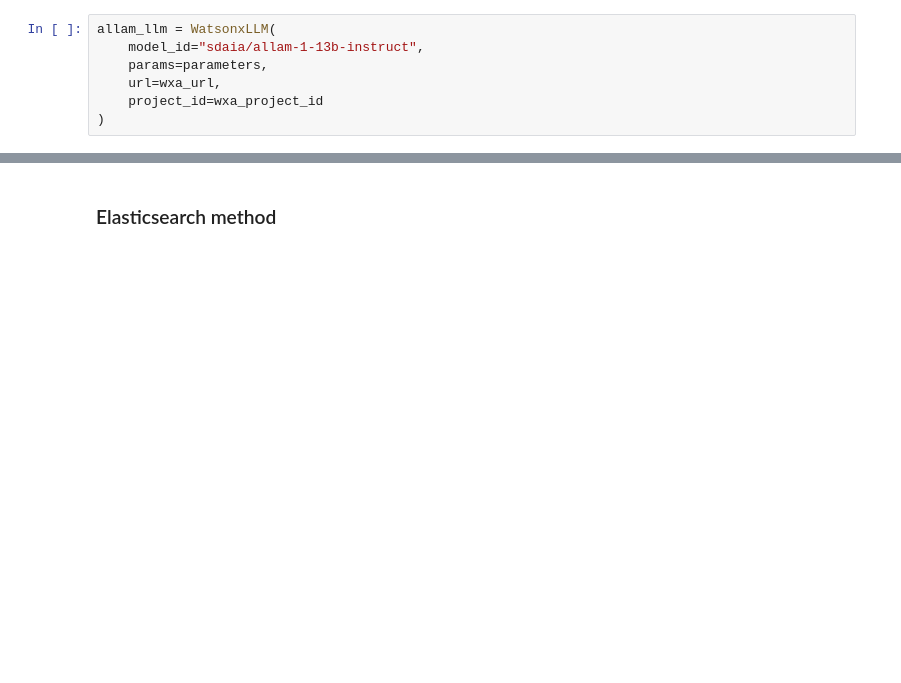
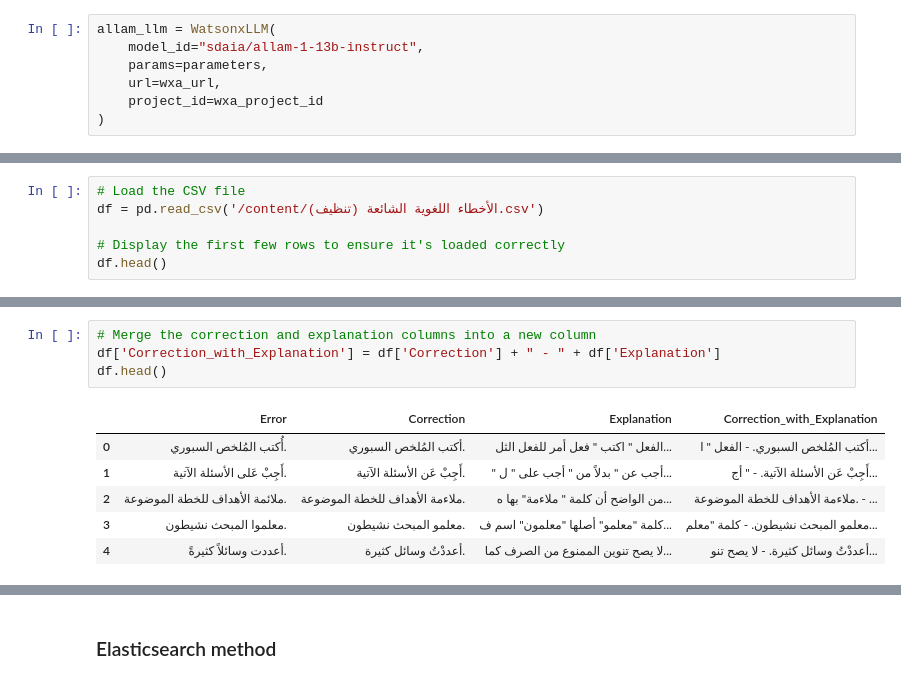
Before and after one commit to NadAAaHH/Arabic-Error-Checker, a Jupyter notebook: Allam_rag.ipynb, the cells around one changed output, grey strips where cells are left out. Cells and saved outputs as stored; diff of their text form; blank space fills up the shorter version.

```diff
--- a/Allam_rag.ipynb
+++ b/Allam_rag.ipynb
@@ -208,0 +320,6 @@ Explanation: في الجملة الأصلية "قام المعلمين برسم
+# %%
+# Load the CSV file
+df = pd.read_csv('/content/الأخطاء اللغوية الشائعة (تنظيف).csv')
+
+# Display the first few rows to ensure it's loaded correctly
+df.head()
@@ -208,0 +333,11 @@ Explanation: في الجملة الأصلية "قام المعلمين برسم
+# %%
+# Merge the correction and explanation columns into a new column
+df['Correction_with_Explanation'] = df['Correction'] + " - " + df['Explanation']
+df.head()
+# %% [output]
+|  | Error | Correction | Explanation | Correction_with_Explanation |
+| 0 | أُكتب المُلخص السبوري. | أكتب المُلخص السبوري. | الفعل " اكتب " فعل أمر للفعل الثل... | أكتب المُلخص السبوري. - الفعل " ا... |
+| 1 | أَجِبْ عَلى الأسئلة الآتية. | أَجِبْ عَن الأسئلة الآتية. | " أجب عن " بدلاً من " أجب على " ل... | أَجِبْ عَن الأسئلة الآتية. - " أج... |
+| 2 | ملائمة الأهداف للخطة الموضوعة. | ملاءمة الأهداف للخطة الموضوعة. | من الواضح أن كلمة " ملاءمة" بها ه... | ملاءمة الأهداف للخطة الموضوعة. - ... |
+| 3 | معلموا المبحث نشيطون. | معلمو المبحث نشيطون. | كلمة "معلمو" أصلها "معلمون" اسم ف... | معلمو المبحث نشيطون. - كلمة "معلم... |
+| 4 | أعددت وسائلاً كثيرةً. | أعددْتُ وسائل كثيرة. | لا يصح تنوين الممنوع من الصرف كما... | أعددْتُ وسائل كثيرة. - لا يصح تنو... |
```
Also changed, not shown: parts of 44 cells of this notebook.
